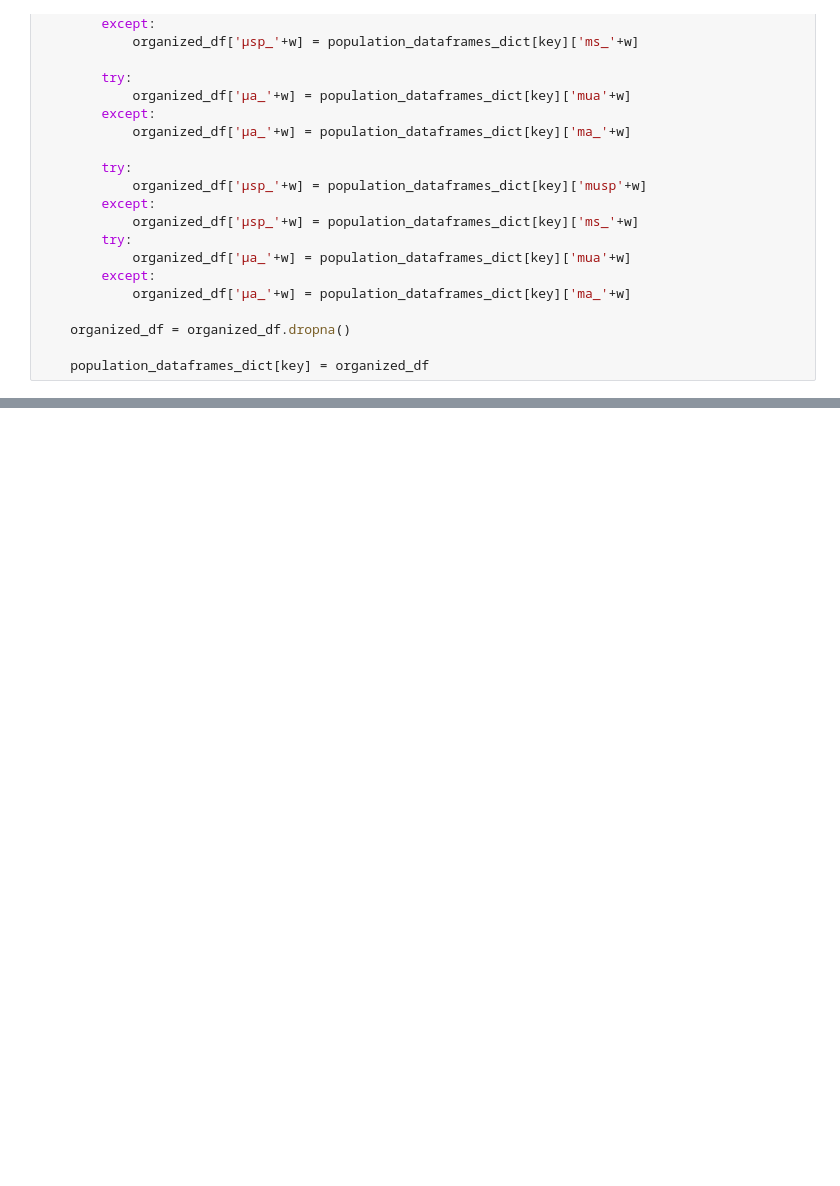
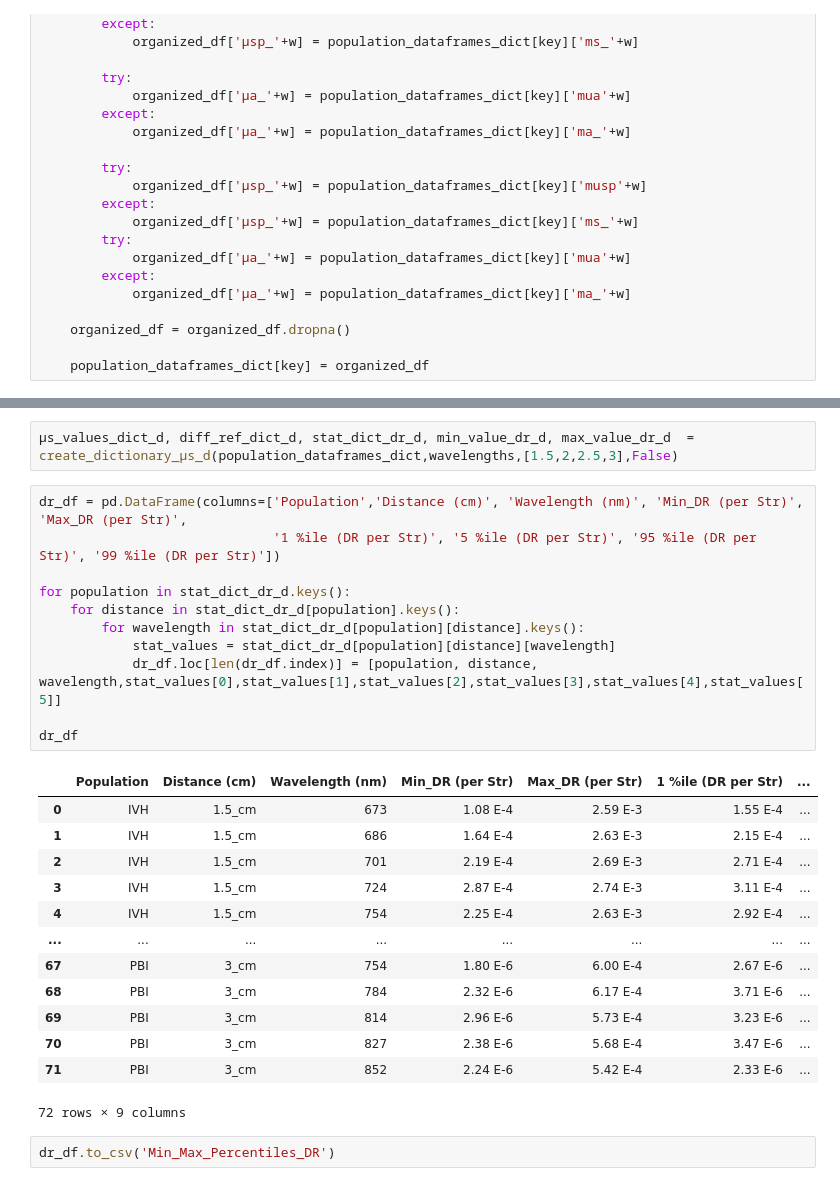
Before and after one commit to FNNDSC-BabyNIRS/Diffuse_Reflectance_Analysis, a Jupyter notebook: Analysis.ipynb, the cells around one changed output, grey strips where cells are left out. Saved outputs shown, nothing was run; the diff lists cells and outputs as text; blank space fills up the shorter version.

Commit message:
Dataframe of stats

```diff
--- a/Analysis.ipynb
+++ b/Analysis.ipynb
@@ -145,2 +149,31 @@ a = '%.2E' % Decimal (min_value_dr_)
+# %%
+µs_values_dict_d, diff_ref_dict_d, stat_dict_dr_d, min_value_dr_d, max_value_dr_d  = create_dictionary_µs_d(population_dataframes_dict,wavelengths,[1.5,2,2.5,3],False)
+# %%
+dr_df = pd.DataFrame(columns=['Population','Distance (cm)', 'Wavelength (nm)', 'Min_DR (per Str)', 'Max_DR (per Str)',
+                              '1 %ile (DR per Str)', '5 %ile (DR per Str)', '95 %ile (DR per Str)', '99 %ile (DR per Str)'])
+
+for population in stat_dict_dr_d.keys():
+    for distance in stat_dict_dr_d[population].keys():
+        for wavelength in stat_dict_dr_d[population][distance].keys():
+            stat_values = stat_dict_dr_d[population][distance][wavelength]
+            dr_df.loc[len(dr_df.index)] = [population, distance, wavelength,stat_values[0],stat_values[1],stat_values[2],stat_values[3],stat_values[4],stat_values[5]]
+
+dr_df
+# %% [output]
+|  | Population | Distance (cm) | Wavelength (nm) | Min_DR (per Str) | Max_DR (per Str) | 1 %ile (DR per Str) | ... |
+| 0 | IVH | 1.5_cm | 673 | 1.08 E-4 | 2.59 E-3 | 1.55 E-4 | ... |
+| 1 | IVH | 1.5_cm | 686 | 1.64 E-4 | 2.63 E-3 | 2.15 E-4 | ... |
+| 2 | IVH | 1.5_cm | 701 | 2.19 E-4 | 2.69 E-3 | 2.71 E-4 | ... |
+| 3 | IVH | 1.5_cm | 724 | 2.87 E-4 | 2.74 E-3 | 3.11 E-4 | ... |
+| 4 | IVH | 1.5_cm | 754 | 2.25 E-4 | 2.63 E-3 | 2.92 E-4 | ... |
+| ... | ... | ... | ... | ... | ... | ... | ... |
+| 67 | PBI | 3_cm | 754 | 1.80 E-6 | 6.00 E-4 | 2.67 E-6 | ... |
+| 68 | PBI | 3_cm | 784 | 2.32 E-6 | 6.17 E-4 | 3.71 E-6 | ... |
+| 69 | PBI | 3_cm | 814 | 2.96 E-6 | 5.73 E-4 | 3.23 E-6 | ... |
+| 70 | PBI | 3_cm | 827 | 2.38 E-6 | 5.68 E-4 | 3.47 E-6 | ... |
+| 71 | PBI | 3_cm | 852 | 2.24 E-6 | 5.42 E-4 | 2.33 E-6 | ... |
+72 rows × 9 columns
+# %%
+dr_df.to_csv('Min_Max_Percentiles_DR')
 # %%
 
```
Also changed, not shown: parts of 5 cells of this notebook, 2 other files.
